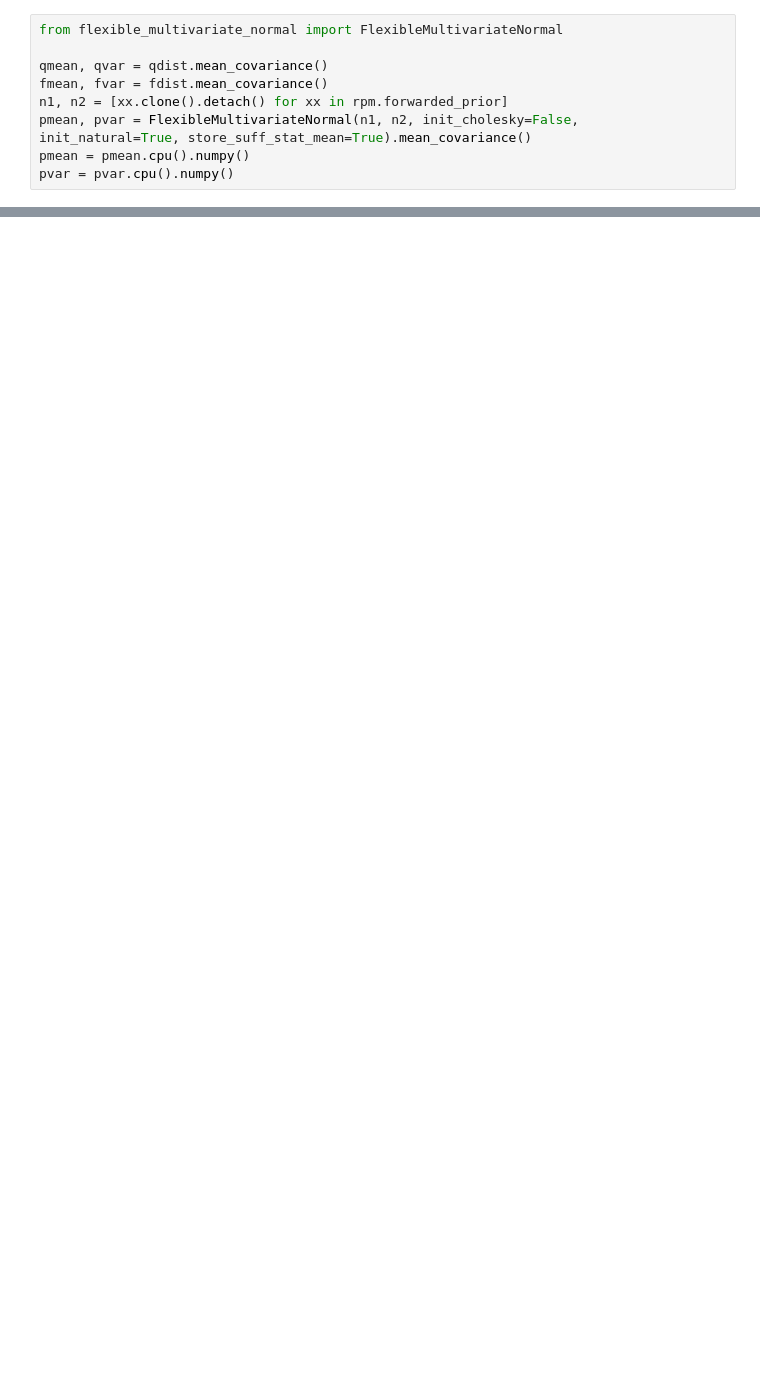
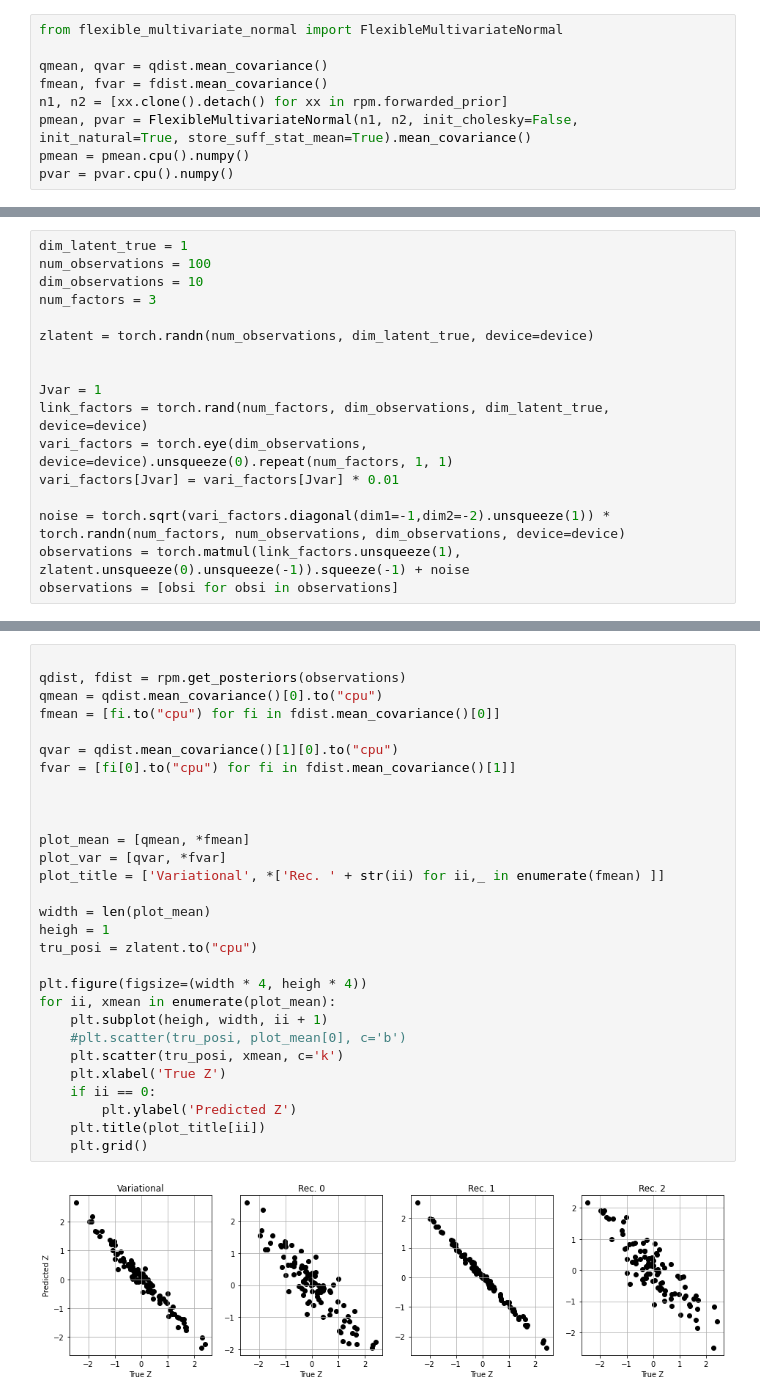
Before and after one commit to hugosou/cRPM, a Jupyter notebook: demo_peer_supervision_fast.ipynb, the cells around one changed output, grey strips where cells are left out. Drawn from its saved outputs; the diff is of its cells as text; blank space fills up the shorter version.

```diff
--- a/demo_peer_supervision_fast.ipynb
+++ b/demo_peer_supervision_fast.ipynb
@@ -247,0 +263,17 @@ tensor([1.0000, 1.0000], device='cuda:0')
+# %%
+dim_latent_true = 1
+num_observations = 100
+dim_observations = 10
+num_factors = 3
+
+zlatent = torch.randn(num_observations, dim_latent_true, device=device)
+
+
+Jvar = 1
+link_factors = torch.rand(num_factors, dim_observations, dim_latent_true, device=device)
+vari_factors = torch.eye(dim_observations, device=device).unsqueeze(0).repeat(num_factors, 1, 1)
+vari_factors[Jvar] = vari_factors[Jvar] * 0.01
+
+noise = torch.sqrt(vari_factors.diagonal(dim1=-1,dim2=-2).unsqueeze(1)) * torch.randn(num_factors, num_observations, dim_observations, device=device)
+observations = torch.matmul(link_factors.unsqueeze(1), zlatent.unsqueeze(0).unsqueeze(-1)).squeeze(-1) + noise
+observations = [obsi for obsi in observations]
@@ -247,0 +327,31 @@ tensor([1.0000, 1.0000], device='cuda:0')
+# %%
+
+qdist, fdist = rpm.get_posteriors(observations)
+qmean = qdist.mean_covariance()[0].to("cpu")
+fmean = [fi.to("cpu") for fi in fdist.mean_covariance()[0]]
+
+qvar = qdist.mean_covariance()[1][0].to("cpu")
+fvar = [fi[0].to("cpu") for fi in fdist.mean_covariance()[1]]
+
+
+
+plot_mean = [qmean, *fmean]
+plot_var = [qvar, *fvar]
+plot_title = ['Variational', *['Rec. ' + str(ii) for ii,_ in enumerate(fmean) ]]
+
+width = len(plot_mean)
+heigh = 1
+tru_posi = zlatent.to("cpu")
+
+plt.figure(figsize=(width * 4, heigh * 4))
+for ii, xmean in enumerate(plot_mean):
+    plt.subplot(heigh, width, ii + 1)
+    #plt.scatter(tru_posi, plot_mean[0], c='b')
+    plt.scatter(tru_posi, xmean, c='k')
+    plt.xlabel('True Z')
+    if ii == 0:
+        plt.ylabel('Predicted Z')
+    plt.title(plot_title[ii])
+    plt.grid()
+# %% [output]
+[figure, added]
```
Also changed, not shown: parts of 14 cells of this notebook, 1 other file.
